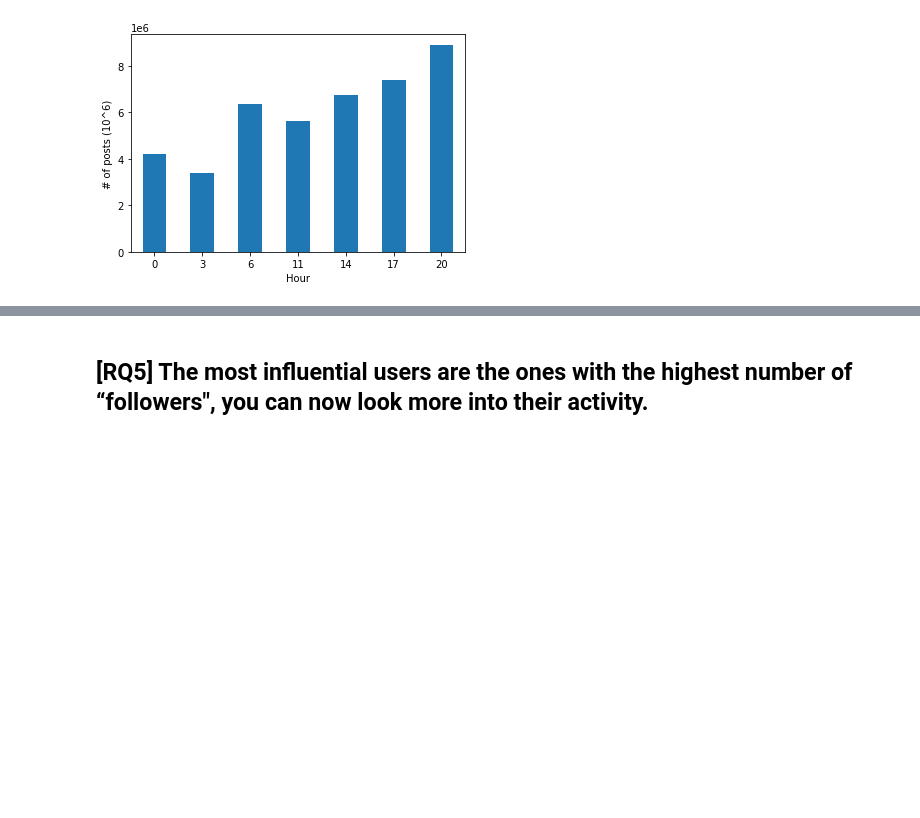
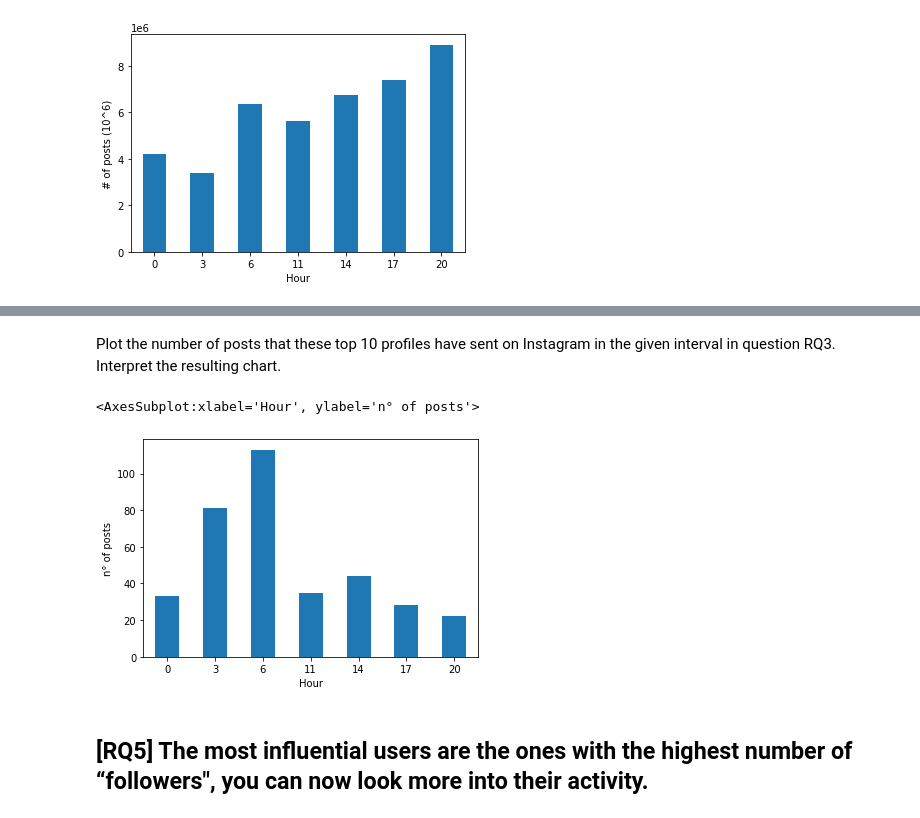
Before and after one commit to sophiaBalestrucci/ADM-HW2, a Jupyter notebook: HW2.ipynb, the cells around one changed output, grey strips where cells are left out. Cells and saved outputs as stored; diff of their text form; code cells hidden in the pictures; blank space fills up the shorter version.

```diff
--- a/HW2.ipynb
+++ b/HW2.ipynb
@@ -132,0 +136,10 @@ def get_posts(profile_id_given):
+# %%
+# considering only post_id and profile_id columns to reduce memory usage
+posts = pd.read_csv("/home/ec2-user/instagram_posts.zip",delimiter="\t",usecols=["post_id","profile_id"])
+# %%
+def top_n_posters(acc:pd.DataFrame, posts:pd.DataFrame, n:int):
+    top = acc.sort_values(by=['n_posts'],ascending=False).head(n)
+    final_df = pd.DataFrame()
+    for pid in top["profile_id"]:
+        final_df = final_df.append(retireve_posts(posts,pid))
+    return final_df
@@ -133,3 +194,20 @@ def get_posts(profile_id_given):
+# %% [markdown]
+Plot the number of posts that these top 10 profiles have sent on Instagram in the given interval in question RQ3. Interpret the resulting chart.
+# %%
+posts = pd.read_csv("/home/ec2-user/instagram_posts.zip",delimiter="\t",
+                usecols=["post_id","profile_id","cts"],
+                parse_dates=['cts'], date_parser=pd.to_datetime)
+# %%
+top_posters = top_n_posters(acc,posts,10)
+top_posts = posts[posts["profile_id"].isin(top_posters["profile_id"])]
+# %%
+result = time_post(top_posters, intervals)
+result.columns = result.columns.astype(int)
+res_plot = result.T.sort_index()
+res_plot.plot(kind="bar",sort_columns=True,rot=0,xlabel="Hour",ylabel="n° of posts",legend=False)
+# %% [output]
+<AxesSubplot:xlabel='Hour', ylabel='n° of posts'>
+[figure, added]
 # %% [markdown]
 ## [RQ5] The most influential users are the ones with the highest number of “followers", you can now look more into their activity.
 # %% [markdown]
```
Also changed, not shown: parts of 15 cells of this notebook.
